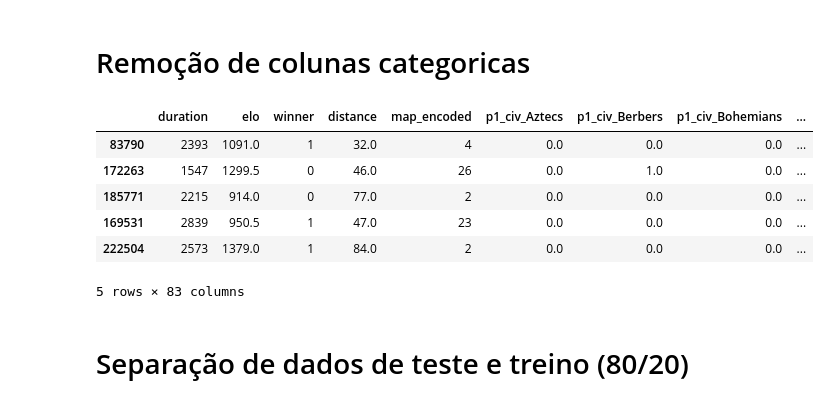
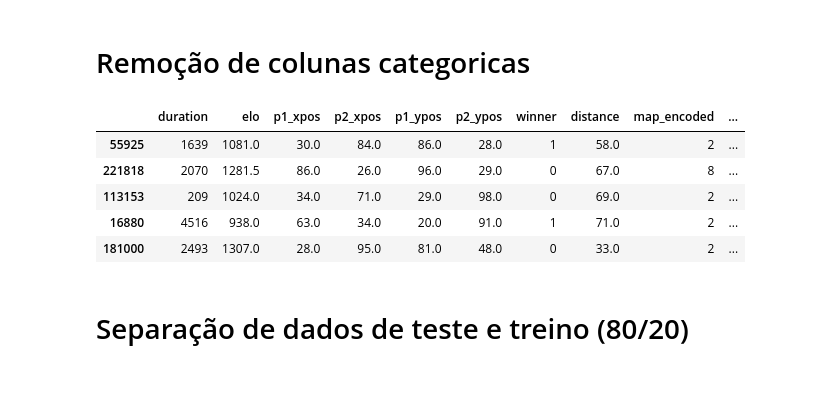
Before and after one commit to FlamingoLindo/UMC-Age-of-Empires-2, a Jupyter notebook: age_of_empires.ipynb, the cells around one changed output. Saved outputs shown, nothing was run; the diff lists cells and outputs as text; code cells hidden in the pictures.

```diff
--- a/age_of_empires.ipynb
+++ b/age_of_empires.ipynb
@@ -163,2 +163,6 @@ Length: 214003, dtype: float64
 # %% [markdown]
 # Remoção de linhas para que o treinamento ocorra mas rápido
+# %%
+train_df['match_up'] = train_df['p1_civ'] + ' x ' +train_df['p2_civ']
+
+train_df.head()
@@ -165,4 +176,4 @@ Length: 214003, dtype: float64
 # %%
-train_df = train_df.sample(900)
+train_df = train_df.sample(200)
 print(train_df)
 # %% [output]
@@ -192,9 +203,12 @@ le_map = LabelEncoder()
 train_df['map_encoded'] = le_map.fit_transform(train_df['map'])
 
 # le_civ = LabelEncoder()
+# train_df['p1_civ_encoded'] = le_civ.fit_transform(train_df['p1_civ'])
 
-# train_df['p1_civ_encoded'] = le_civ.fit_transform(train_df['p1_civ'])
 # le_civ2 = LabelEncoder()
+# train_df['p2_civ_encoded'] = le_civ2.fit_transform(train_df['p2_civ'])
 
-# train_df['p2_civ_encoded'] = le_civ2.fit_transform(train_df['p2_civ'])
-# train_df.head()
+le_matchup = LabelEncoder()
+train_df['match_up_encoded'] = le_matchup.fit_transform(train_df['match_up'])
+
+train_df.head()
@@ -205,13 +226,13 @@ train_df['map_encoded'] = le_map.fit_transform(train_df['map'])
 # map_transformed = one_map.fit_transform(train_df[['map']])
 
 
-one_civ1 = OneHotEncoder(handle_unknown='ignore', sparse_output=False).set_output(transform='pandas')
-civ1_transformed = one_civ1.fit_transform(train_df[['p1_civ']])
+# one_civ1 = OneHotEncoder(handle_unknown='ignore', sparse_output=False).set_output(transform='pandas')
+# civ1_transformed = one_civ1.fit_transform(train_df[['p1_civ']])
 
 
-one_civ2 = OneHotEncoder(handle_unknown='ignore', sparse_output=False).set_output(transform='pandas')
-civ2_transformed = one_civ2.fit_transform(train_df[['p2_civ']])
+# one_civ2 = OneHotEncoder(handle_unknown='ignore', sparse_output=False).set_output(transform='pandas')
+# civ2_transformed = one_civ2.fit_transform(train_df[['p2_civ']])
 
-# Adicionar map_transformed se usar ele com onehot
-train_df = pd.concat([train_df, civ1_transformed, civ2_transformed], axis=1)
-train_df.head()
+# # Adicionar map_transformed se usar ele com onehot
+# train_df = pd.concat([train_df, civ1_transformed, civ2_transformed], axis=1)
+# train_df.head()
@@ -226,18 +239,17 @@ train_df.head()
 # %% [markdown]
 # Remoção de colunas categoricas
 # %%
-train_df.drop(['map', 'p1_civ', 'p2_civ','match_id','Unnamed: 0','p1_xpos','p2_xpos','p1_ypos','p2_ypos'], axis=1, inplace=True)
+train_df.drop(['map', 'p1_civ', 'p2_civ','match_id','Unnamed: 0', 'match_up'], axis=1, inplace=True)
 train_df.head()
 
 # IF YOU REMOVE THE ELO OR THE DURATION COLUMN IT IT WILL MAKE THE ALGO GUESS IT WRONG???
 # %% [output]
-|  | duration | elo | winner | distance | map_encoded | p1_civ_Aztecs | p1_civ_Berbers | p1_civ_Bohemians | ... |
-| 83790 | 2393 | 1091.0 | 1 | 32.0 | 4 | 0.0 | 0.0 | 0.0 | ... |
-| 172263 | 1547 | 1299.5 | 0 | 46.0 | 26 | 0.0 | 1.0 | 0.0 | ... |
-| 185771 | 2215 | 914.0 | 0 | 77.0 | 2 | 0.0 | 0.0 | 0.0 | ... |
-| 169531 | 2839 | 950.5 | 1 | 47.0 | 23 | 0.0 | 0.0 | 0.0 | ... |
-| 222504 | 2573 | 1379.0 | 1 | 84.0 | 2 | 0.0 | 0.0 | 0.0 | ... |
+|  | duration | elo | p1_xpos | p2_xpos | p1_ypos | p2_ypos | winner | distance | map_encoded | ... |
+| 55925 | 1639 | 1081.0 | 30.0 | 84.0 | 86.0 | 28.0 | 1 | 58.0 | 2 | ... |
+| 221818 | 2070 | 1281.5 | 86.0 | 26.0 | 96.0 | 29.0 | 0 | 67.0 | 8 | ... |
+| 113153 | 209 | 1024.0 | 34.0 | 71.0 | 29.0 | 98.0 | 0 | 69.0 | 2 | ... |
+| 16880 | 4516 | 938.0 | 63.0 | 34.0 | 20.0 | 91.0 | 1 | 71.0 | 2 | ... |
+| 181000 | 2493 | 1307.0 | 28.0 | 95.0 | 81.0 | 48.0 | 0 | 33.0 | 2 | ... |
-5 rows × 83 columns
 # %% [markdown]
 # Separação de dados de teste e treino (80/20)
 # %%
```
Also changed, not shown: parts of 13 cells of this notebook.
